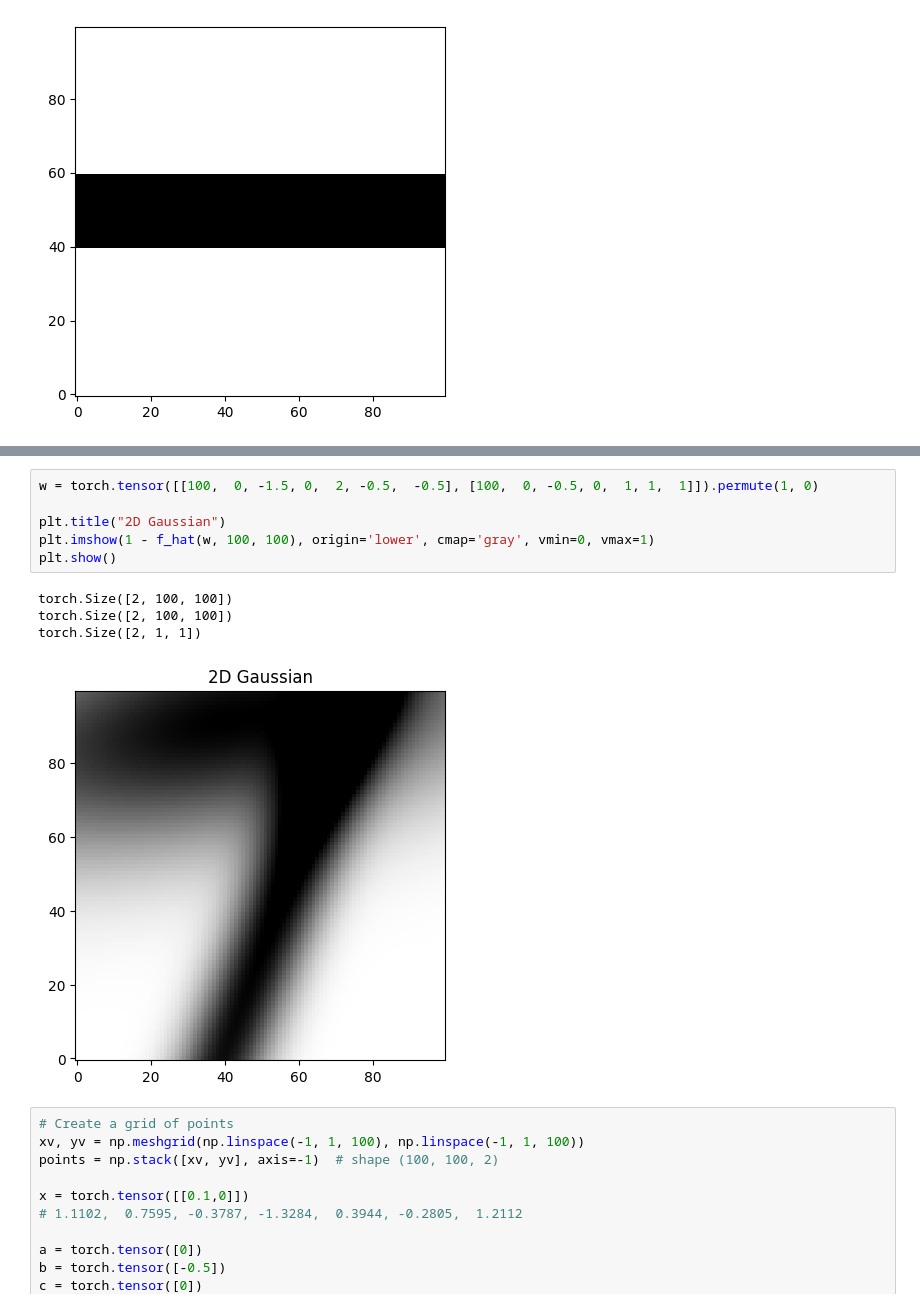
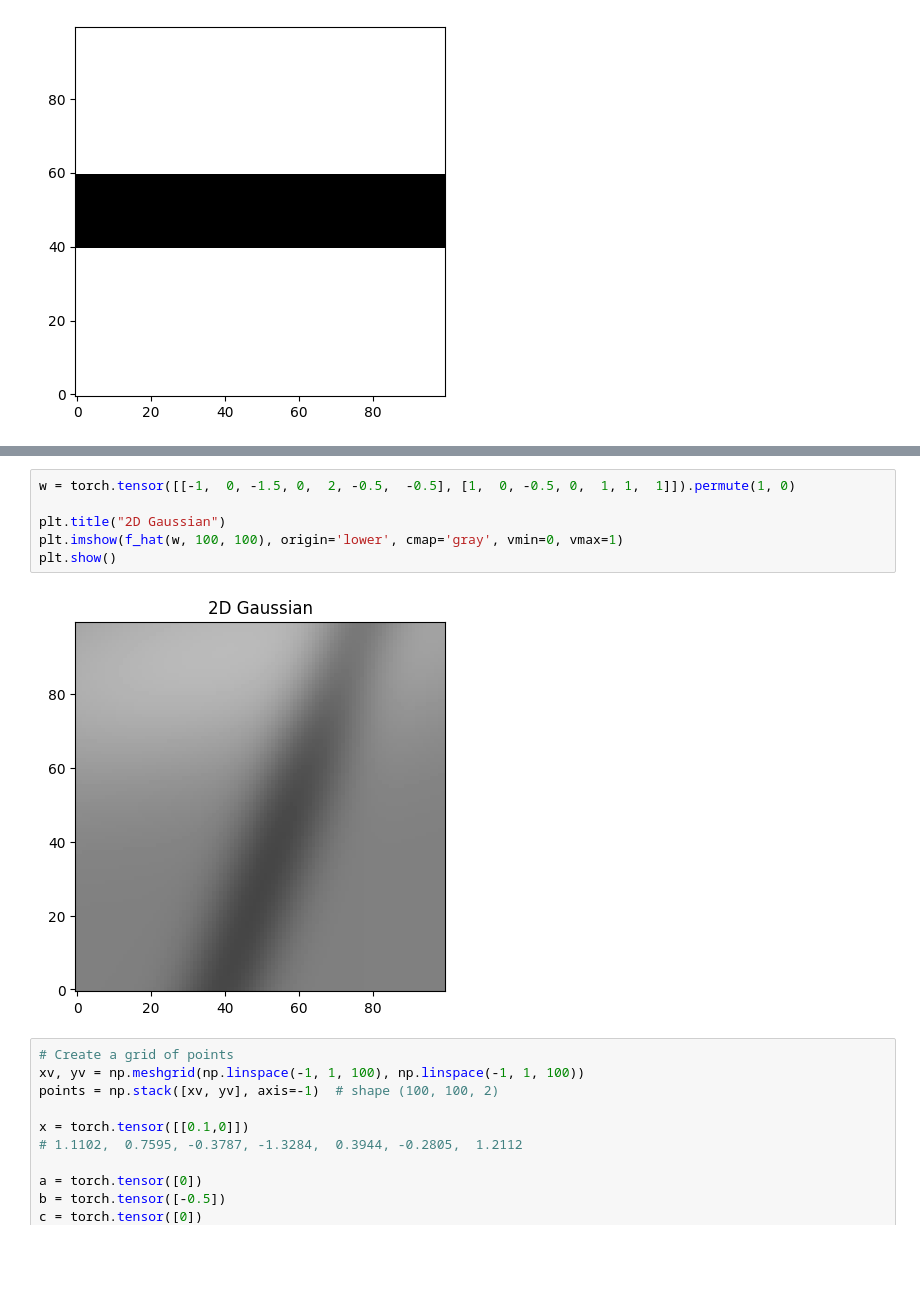
Before and after one commit to SuperVK/sparse-image-repr-bep, a Jupyter notebook: project.ipynb, the cells around one changed output, grey strips where cells are left out. Cells and saved outputs as stored; diff of their text form; blank space fills up the shorter version.

```diff
--- a/project.ipynb
+++ b/project.ipynb
@@ -286,14 +257,11 @@ plot_image(w, 100)
 # %%
-w = torch.tensor([[100,  0, -1.5, 0,  2, -0.5,  -0.5], [100,  0, -0.5, 0,  1, 1,  1]]).permute(1, 0)
+w = torch.tensor([[-1,  0, -1.5, 0,  2, -0.5,  -0.5], [1,  0, -0.5, 0,  1, 1,  1]]).permute(1, 0)
 
 plt.title("2D Gaussian")
-plt.imshow(1 - f_hat(w, 100, 100), origin='lower', cmap='gray', vmin=0, vmax=1)
+plt.imshow(f_hat(w, 100, 100), origin='lower', cmap='gray', vmin=0, vmax=1)
 plt.show()
 # %% [output]
-torch.Size([2, 100, 100])
-torch.Size([2, 100, 100])
-torch.Size([2, 1, 1])
-[figure, old version]
+[figure, new version]
 # %%
 # Create a grid of points
 xv, yv = np.meshgrid(np.linspace(-1, 1, 100), np.linspace(-1, 1, 100))
```
Also changed, not shown: parts of 16 cells of this notebook.
